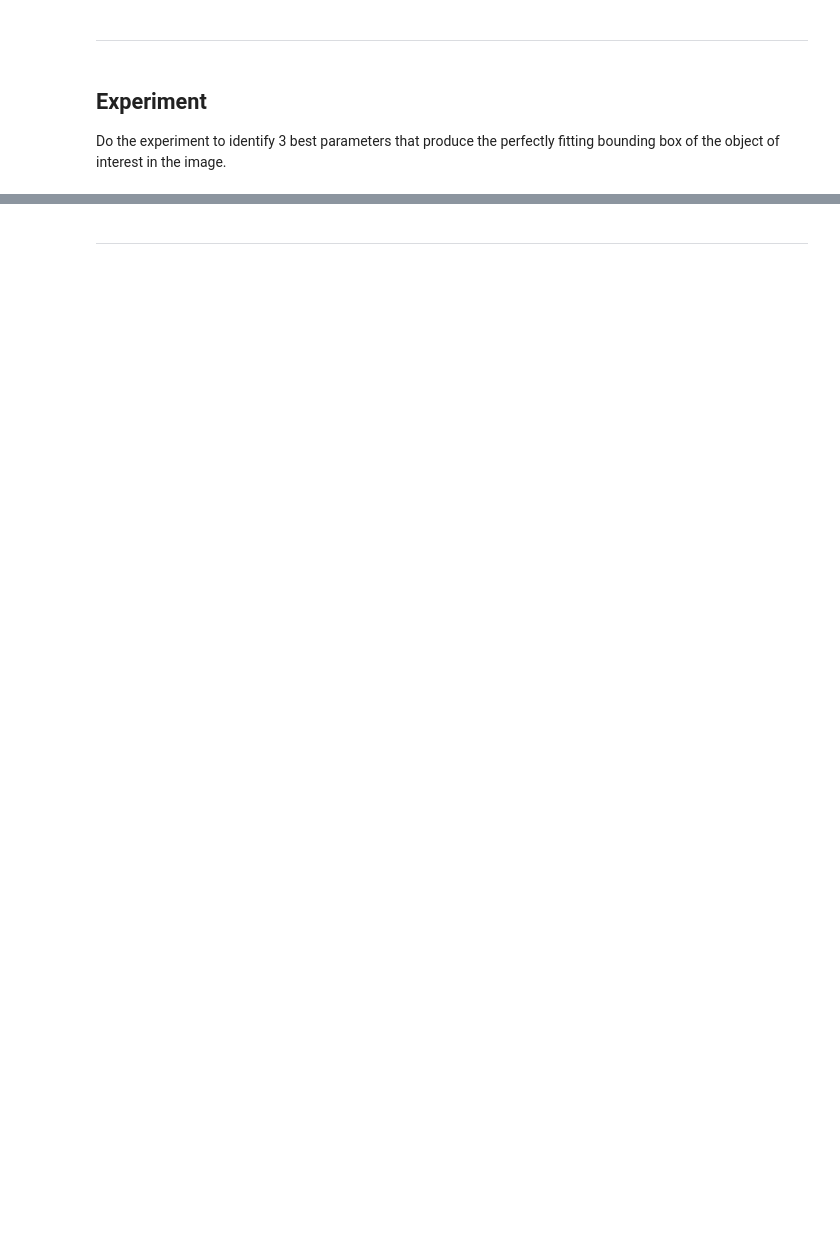
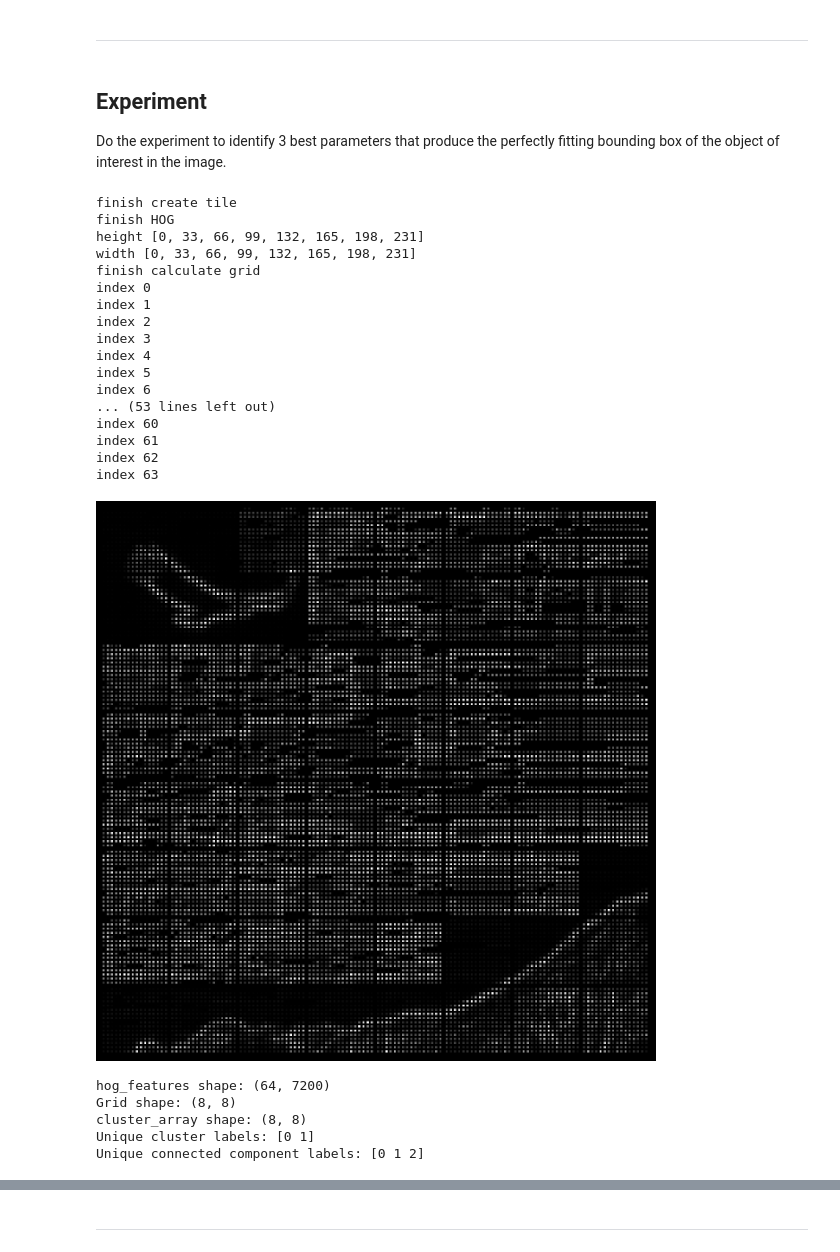
Before and after one commit to JuniorMJMJ/Image-Processing-Course-2025, a Jupyter notebook: Lab3_Image-Segmentation/Lab3_Image Segmentation.ipynb, the cells around one changed output, grey strips where cells are left out. Drawn from its saved outputs; the diff is of its cells as text; code cells hidden in the pictures; blank space fills up the shorter version.

```diff
--- a/Lab3_Image-Segmentation/Lab3_Image Segmentation.ipynb
+++ b/Lab3_Image-Segmentation/Lab3_Image Segmentation.ipynb
@@ -440,0 +423,38 @@ stride = None
+# %%
+### START CODE HERE ###
+
+tile_size = (32, 32)
+stride = (32, 32)
+hog_extractor = HOGSubimageExtractor(image, tile_size, stride)
+hog_extractor.plot_hog_images()
+kmeans_cluster = KMeansCluster(hog_extractor, n_clusters=2, random_state=42)
+kmeans_cluster.plot_cluster_and_labels()
+bboxes = kmeans_cluster.get_bounding_boxes()
+boxed_image = draw_bbox(image,bboxes)
+
+
+### END CODE HERE ###
+# %% [output]
+finish create tile
+finish HOG
+height [0, 33, 66, 99, 132, 165, 198, 231]
+width [0, 33, 66, 99, 132, 165, 198, 231]
+finish calculate grid
+index 0
+index 1
+index 2
+index 3
+index 4
+index 5
+index 6
+... (53 lines left out)
+index 60
+index 61
+index 62
+index 63
+[figure, added]
+hog_features shape: (64, 7200)
+Grid shape: (8, 8)
+cluster_array shape: (8, 8)
+Unique cluster labels: [0 1]
+Unique connected component labels: [0 1 2]
```
Also changed, not shown: parts of 13 cells of this notebook.
